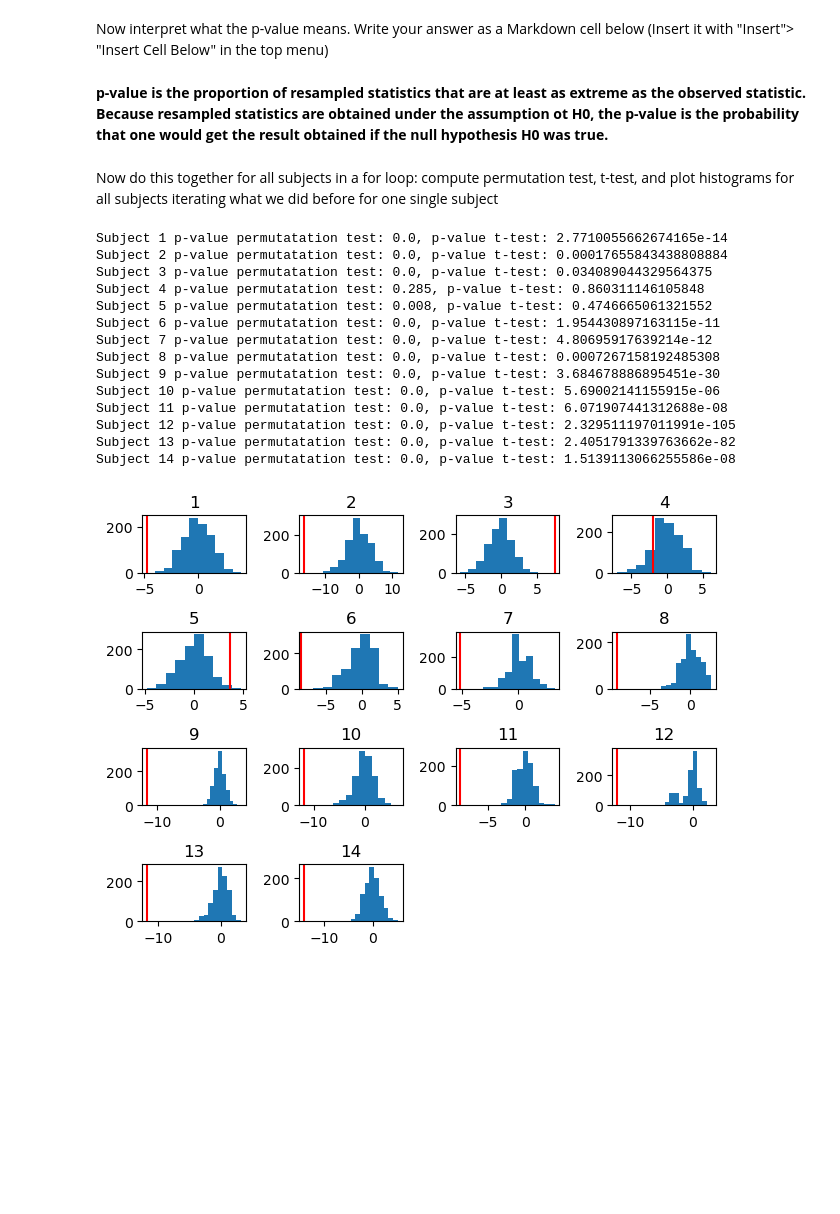
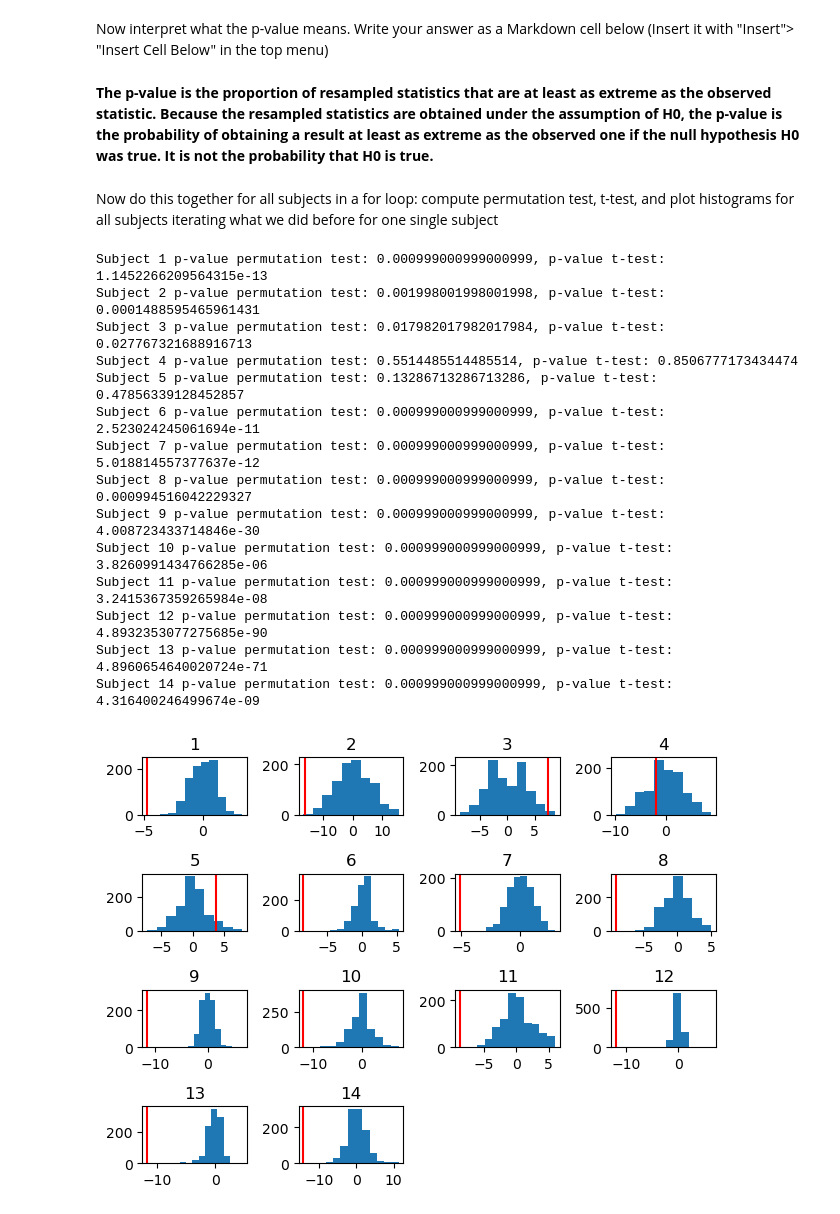
Before and after one commit to wimmerlab/MBC_data_analysis, a Jupyter notebook: A1_Statistics/Assignment1_solutions.ipynb, the cells around one changed output. Cells and saved outputs as stored; diff of their text form; code cells hidden in the pictures; blank space fills up the shorter version.

```diff
--- a/A1_Statistics/Assignment1_solutions.ipynb
+++ b/A1_Statistics/Assignment1_solutions.ipynb
@@ -284,7 +286,9 @@ for subject in subjects:  # loop through subjects
     bool_0 = ds['xavg'] == 0 # get a boolean for 0 deg trials
     bool_15 = ds['xavg'] == 15 # get a boolean for 15 deg trials
 
-    t, p_val = ttest_ind(ds[bool_15].error, ds[bool_0].error) # t-test comparing mean error in 0 deg and 15 deg trials for subject *subjec*
+    # t-test comparing mean error in 0 deg and 15 deg trials for subject *subject*
+    # (equal_var=False: Welch's t-test, which does not assume equal variances in the two groups)
+    t, p_val = ttest_ind(ds[bool_15].error, ds[bool_0].error, equal_var=False)
 
     if p_val < 0.05:
         if t > 0:
@@ -361,64 +366,60 @@ plt.axvline(x=statistic, color='red'); # red vertical line marking the true stat
 # %% [markdown]
 Now interpret what the p-value means. Write your answer as a Markdown cell below (Insert it with "Insert"> "Insert Cell Below" in the top menu)
 # %% [markdown]
-**p-value is the proportion of resampled statistics that are at least as extreme as the observed statistic. Because resampled statistics are obtained under the assumption ot H0, the p-value is the probability that one would get the result obtained if the null hypothesis H0 was true.**
+**The p-value is the proportion of resampled statistics that are at least as extreme as the observed statistic. Because the resampled statistics are obtained under the assumption of H0, the p-value is the probability of obtaining a result at least as extreme as the observed one if the null hypothesis H0 was true. It is not the probability that H0 is true.**
 # %% [markdown]
 Now do this together for all subjects in a for loop: compute permutation test, t-test, and plot histograms for all subjects iterating what we did before for one single subject
 # %%
+rng = np.random.default_rng() # random number generator
+n_perm = 1000 # number of permutations
+
 plt.figure()
 for subject in subjects:
-    # first we select the data for subject subj
-    bool_s = df['subj'] == subject
-    ds = df[bool_s].reset_index()
+    # first we select the data for subject *subject*, keeping only the 0 deg and 15 deg trials
+    bool_s = (df['subj'] == subject) & df['xavg'].isin([0, 15])
+    ds = df[bool_s].reset_index(drop=True)
 
-    # we form booleans for 0 deg and 15 deg trials
-    bool_0 = ds['xavg'] == 0 # get a boolean for 0 deg trials
-    bool_15 = ds['xavg'] == 15 # get a boolean for 15 deg trials
+    errors = ds['error'].to_numpy()
+    bool_15 = (ds['xavg'] == 15).to_numpy() # boolean for 15 deg trials (the remaining trials are 0 deg trials)
 
-    # we define our statistic of interest as the difference in medians of the two lists of errors, for 0 deg and 15 deg trials.
-    statistic = np.median( ds[bool_15].error ) - np.median( ds[bool_0].error );
+    # we define our statistic of interest as the difference in medians of the two lists of errors, for 15 deg and 0 deg trials.
+    statistic = np.median(errors[bool_15]) - np.median(errors[~bool_15])
 
     # t-test
-    t, p_val_t = ttest_ind(ds[bool_15].error, ds[bool_0].error)
+    t, p_val_t = ttest_ind(errors[bool_15], errors[~bool_15], equal_var=False)
 
     # we now generate the resampled data for the permutation test. See comments in previous analogous code
-    n_perm = 1000
     stat_perm = []
     for _ in range(n_perm):
-        np.random.shuffle(bool_0.values)
-        bool_15 = np.invert(bool_0);
-        stat_perm.append(np.median( ds[bool_15].error ) - np.median( ds[bool_0].error  ) )
+        perm_15 = rng.permutation(bool_15)
+        stat_perm.append(np.median(errors[perm_15]) - np.median(errors[~perm_15]))
 
     stat_perm = np.array(stat_perm)
-    #print(np.median(stat_perm))
 
-    #here is the p-value of our permutation test. The number of times that our statistic exceeded the statistic of the
-    #shuffles divided by the number of shuffles. We take this as the probability that we had obtained a statistic at
-    #least as extreme as our true data if our null hypothesis was true.
-    p_val_perm = np.mean( abs(stat_perm) > abs(statistic));
+    # here is the p-value of our permutation test (see comments in previous analogous code)
+    p_val_perm = (np.sum(np.abs(stat_perm) >= np.abs(statistic)) + 1) / (n_perm + 1)
 
-    print('Subject ' +str(subject ) +' p-value permutatation test: ' +str(p_val_perm) +', p-value t-test: ' +str(p_val_t))
+    print('Subject ' + str(subject) + ' p-value permutation test: ' + str(p_val_perm) + ', p-value t-test: ' + str(p_val_t))
 
     plt.subplot(4,4,subject)
     plt.hist(stat_perm)
     plt.axvline(x=statistic, color='red')
     plt.title(str(subject))
 
-#
 plt.tight_layout()
 # %% [output]
-Subject 1 p-value permutatation test: 0.0, p-value t-test: 2.7710055662674165e-14
-Subject 2 p-value permutatation test: 0.0, p-value t-test: 0.00017655843438808884
-Subject 3 p-value permutatation test: 0.0, p-value t-test: 0.034089044329564375
-Subject 4 p-value permutatation test: 0.285, p-value t-test: 0.860311146105848
-Subject 5 p-value permutatation test: 0.008, p-value t-test: 0.4746665061321552
-Subject 6 p-value permutatation test: 0.0, p-value t-test: 1.954430897163115e-11
-Subject 7 p-value permutatation test: 0.0, p-value t-test: 4.80695917639214e-12
-Subject 8 p-value permutatation test: 0.0, p-value t-test: 0.0007267158192485308
-Subject 9 p-value permutatation test: 0.0, p-value t-test: 3.684678886895451e-30
-Subject 10 p-value permutatation test: 0.0, p-value t-test: 5.69002141155915e-06
-Subject 11 p-value permutatation test: 0.0, p-value t-test: 6.071907441312688e-08
-Subject 12 p-value permutatation test: 0.0, p-value t-test: 2.329511197011991e-105
-Subject 13 p-value permutatation test: 0.0, p-value t-test: 2.4051791339763662e-82
-Subject 14 p-value permutatation test: 0.0, p-value t-test: 1.5139113066255586e-08
+Subject 1 p-value permutation test: 0.000999000999000999, p-value t-test: 1.1452266209564315e-13
+Subject 2 p-value permutation test: 0.001998001998001998, p-value t-test: 0.0001488595465961431
+Subject 3 p-value permutation test: 0.017982017982017984, p-value t-test: 0.027767321688916713
+Subject 4 p-value permutation test: 0.5514485514485514, p-value t-test: 0.8506777173434474
+Subject 5 p-value permutation test: 0.13286713286713286, p-value t-test: 0.47856339128452857
+Subject 6 p-value permutation test: 0.000999000999000999, p-value t-test: 2.523024245061694e-11
+Subject 7 p-value permutation test: 0.000999000999000999, p-value t-test: 5.018814557377637e-12
+Subject 8 p-value permutation test: 0.000999000999000999, p-value t-test: 0.000994516042229327
+Subject 9 p-value permutation test: 0.000999000999000999, p-value t-test: 4.008723433714846e-30
+Subject 10 p-value permutation test: 0.000999000999000999, p-value t-test: 3.8260991434766285e-06
+Subject 11 p-value permutation test: 0.000999000999000999, p-value t-test: 3.2415367359265984e-08
+Subject 12 p-value permutation test: 0.000999000999000999, p-value t-test: 4.8932353077275685e-90
+Subject 13 p-value permutation test: 0.000999000999000999, p-value t-test: 4.8960654640020724e-71
+Subject 14 p-value permutation test: 0.000999000999000999, p-value t-test: 4.316400246499674e-09
-[figure, old version]
+[figure, new version]
```
Also changed, not shown: parts of 13 cells of this notebook.
